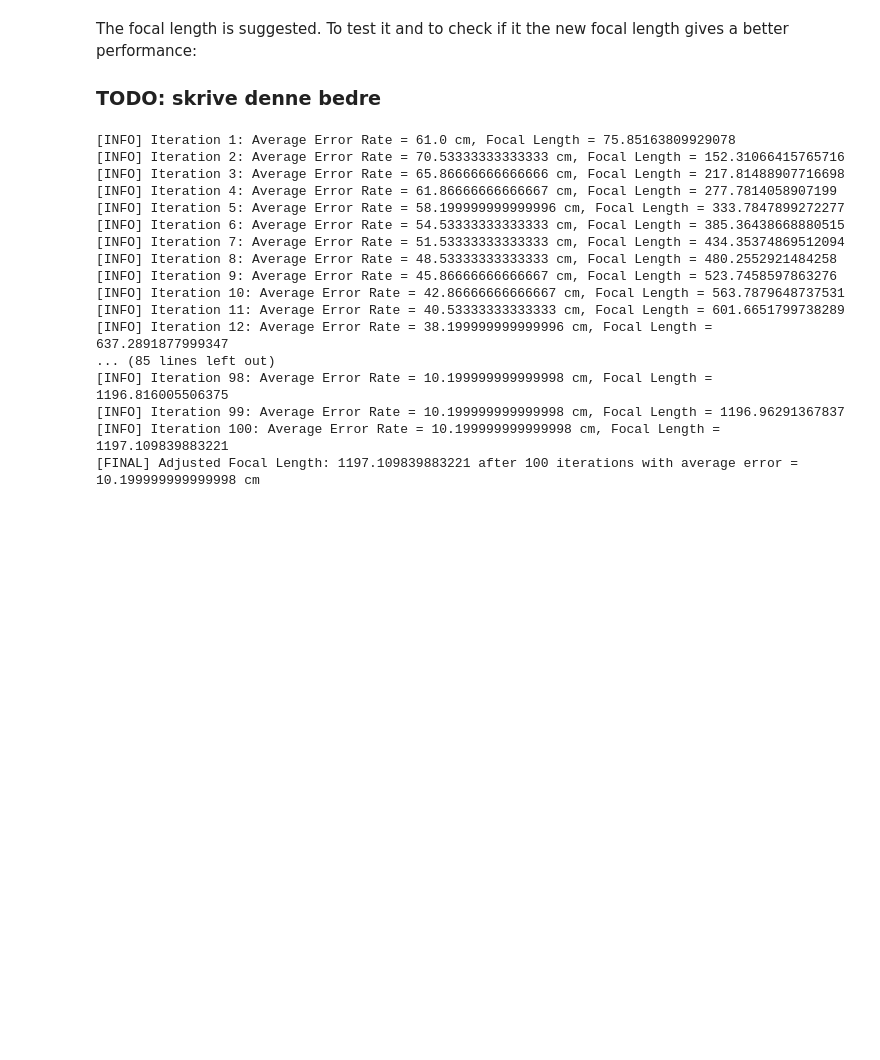
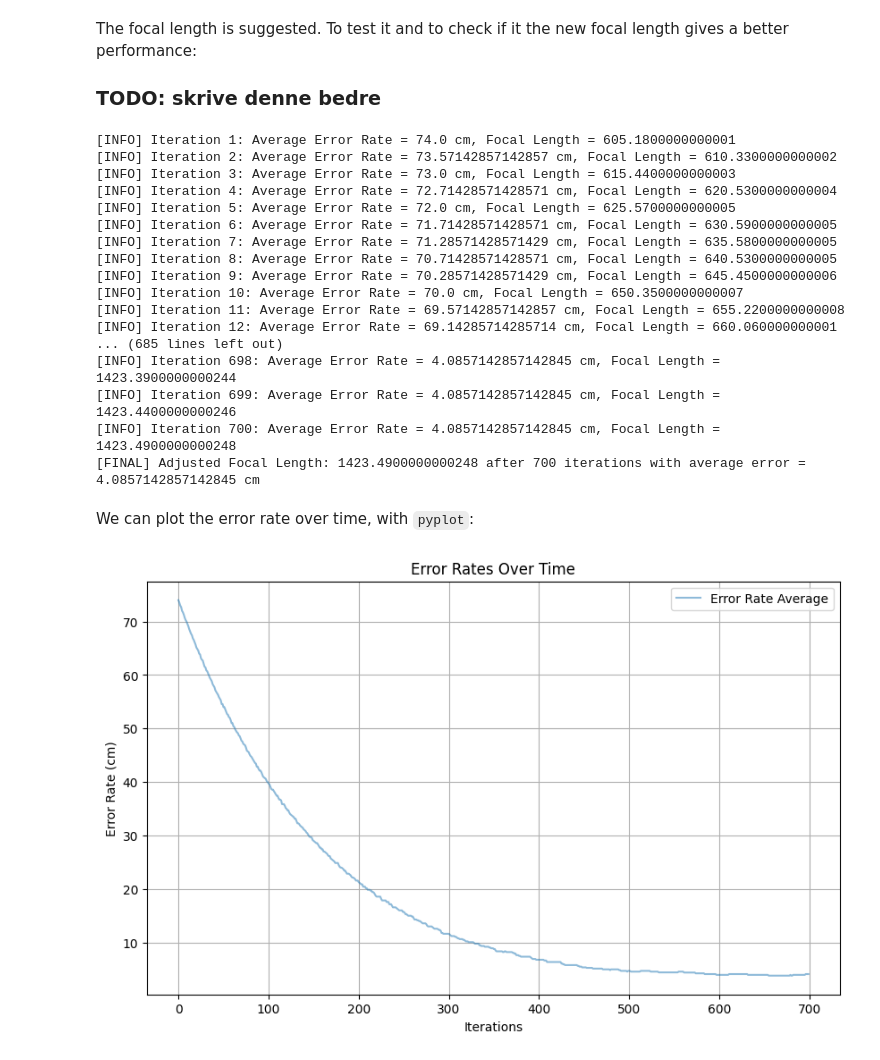
Before and after one commit to RIT-NTNU-Bachelor/case-study, a Jupyter notebook: distance_estimation.ipynb, the cells around one changed output. Saved outputs shown, nothing was run; the diff lists cells and outputs as text; code cells hidden in the pictures; blank space fills up the shorter version.

Commit message:
add: machine learning approach to estimate focal length!

```diff
--- a/distance_estimation.ipynb
+++ b/distance_estimation.ipynb
@@ -181,17 +223,22 @@ def to_cm(inches):
 
 def adjust_focal_length(detected_distance, actual_distance, current_focal_length, learning_rate=0.1):
     error = actual_distance - detected_distance
-    adjustment = learning_rate * error / detected_distance
-    new_focal_length = current_focal_length * (1 + adjustment)
+    adjustment = learning_rate * error  # Calculate the adjustment directly proportional to the error
+    new_focal_length = current_focal_length + adjustment  # Update the focal length by adding the adjustment
     return new_focal_length
 
+
 # Initial focal length
-focal_length = ground_truth_focal_length  # Set initial guess or a calibrated value
+focal_length = 600  # Set initial guess or a calibrated value
+
+
+# Collecting the error rate over time:
+errors = []
 
 # Parameters
-tolerance = 3.0  # Tolerance for the average error in cm
-learning_rate = 0.02  # Smaller learning rate for gradual adjustments
-max_iterations = 100  # Maximum number of iterations
+tolerance = 2.0  # Tolerance for the average error in cm
+learning_rate = 0.01  # Smaller learning rate for gradual adjustments
+max_iterations = 700  # Maximum number of iterations
 average_error = float('inf')  # Initialize average error to a large number
 iterations = 0
 
@@ -212,7 +259,8 @@ while average_error > tolerance and iterations < max_iterations:
         ground_truth_inches = int(filename.replace('inches.jpg', ''))
         ground_truth_cm = to_cm(ground_truth_inches)
 
-        face = detect_face_cvzone(current_image, CVZONE_DETECTOR_MAX_ONE, detect_multiple_faces=False)
+        # Using the map to mock the ground truth of the output
+        face = landmark_map[ground_truth_inches]
         if face is None:
             #print(f"Face was none: {file_path}")
             continue
@@ -227,6 +275,7 @@ while average_error > tolerance and iterations < max_iterations:
 
     if valid_images_count > 0:
         average_error = total_error / valid_images_count
+        errors.append(average_error)
         print(f"[INFO] Iteration {iterations}: Average Error Rate = {average_error} cm, Focal Length = {focal_length}")
     else:
         print("No valid images processed. Stopping the iterations.")
@@ -234,23 +283,37 @@ while average_error > tolerance and iterations < max_iterations:
 
 print(f"[FINAL] Adjusted Focal Length: {focal_length} after {iterations} iterations with average error = {average_error} cm")
 # %% [output]
-[INFO] Iteration 1: Average Error Rate = 61.0 cm, Focal Length = 75.85163809929078
-[INFO] Iteration 2: Average Error Rate = 70.53333333333333 cm, Focal Length = 152.31066415765716
-[INFO] Iteration 3: Average Error Rate = 65.86666666666666 cm, Focal Length = 217.81488907716698
-[INFO] Iteration 4: Average Error Rate = 61.86666666666667 cm, Focal Length = 277.7814058907199
-[INFO] Iteration 5: Average Error Rate = 58.199999999999996 cm, Focal Length = 333.7847899272277
-[INFO] Iteration 6: Average Error Rate = 54.53333333333333 cm, Focal Length = 385.36438668880515
-[INFO] Iteration 7: Average Error Rate = 51.53333333333333 cm, Focal Length = 434.35374869512094
-[INFO] Iteration 8: Average Error Rate = 48.53333333333333 cm, Focal Length = 480.2552921484258
-[INFO] Iteration 9: Average Error Rate = 45.86666666666667 cm, Focal Length = 523.7458597863276
-[INFO] Iteration 10: Average Error Rate = 42.86666666666667 cm, Focal Length = 563.7879648737531
-[INFO] Iteration 11: Average Error Rate = 40.53333333333333 cm, Focal Length = 601.6651799738289
-[INFO] Iteration 12: Average Error Rate = 38.199999999999996 cm, Focal Length = 637.2891877999347
-... (85 lines left out)
-[INFO] Iteration 98: Average Error Rate = 10.199999999999998 cm, Focal Length = 1196.816005506375
-[INFO] Iteration 99: Average Error Rate = 10.199999999999998 cm, Focal Length = 1196.96291367837
-[INFO] Iteration 100: Average Error Rate = 10.199999999999998 cm, Focal Length = 1197.109839883221
-[FINAL] Adjusted Focal Length: 1197.109839883221 after 100 iterations with average error = 10.199999999999998 cm
+[INFO] Iteration 1: Average Error Rate = 74.0 cm, Focal Length = 605.1800000000001
+[INFO] Iteration 2: Average Error Rate = 73.57142857142857 cm, Focal Length = 610.3300000000002
+[INFO] Iteration 3: Average Error Rate = 73.0 cm, Focal Length = 615.4400000000003
+[INFO] Iteration 4: Average Error Rate = 72.71428571428571 cm, Focal Length = 620.5300000000004
+[INFO] Iteration 5: Average Error Rate = 72.0 cm, Focal Length = 625.5700000000005
+[INFO] Iteration 6: Average Error Rate = 71.71428571428571 cm, Focal Length = 630.5900000000005
+[INFO] Iteration 7: Average Error Rate = 71.28571428571429 cm, Focal Length = 635.5800000000005
+[INFO] Iteration 8: Average Error Rate = 70.71428571428571 cm, Focal Length = 640.5300000000005
+[INFO] Iteration 9: Average Error Rate = 70.28571428571429 cm, Focal Length = 645.4500000000006
+[INFO] Iteration 10: Average Error Rate = 70.0 cm, Focal Length = 650.3500000000007
+[INFO] Iteration 11: Average Error Rate = 69.57142857142857 cm, Focal Length = 655.2200000000008
+[INFO] Iteration 12: Average Error Rate = 69.14285714285714 cm, Focal Length = 660.060000000001
+... (685 lines left out)
+[INFO] Iteration 698: Average Error Rate = 4.0857142857142845 cm, Focal Length = 1423.3900000000244
+[INFO] Iteration 699: Average Error Rate = 4.0857142857142845 cm, Focal Length = 1423.4400000000246
+[INFO] Iteration 700: Average Error Rate = 4.0857142857142845 cm, Focal Length = 1423.4900000000248
+[FINAL] Adjusted Focal Length: 1423.4900000000248 after 700 iterations with average error = 4.0857142857142845 cm
+# %% [markdown]
+We can plot the error rate over time, with `pyplot`:
+# %%
+# Plotting the original and smoothed data
+pyplot.figure(figsize=(10, 6))
+pyplot.plot(errors, label='Error Rate Average', alpha=0.5)  # Slightly transparent
+pyplot.title('Error Rates Over Time')
+pyplot.xlabel('Iterations')
+pyplot.ylabel('Error Rate (cm)')
+pyplot.legend()
+pyplot.grid(True)
+pyplot.show()
+# %% [output]
+[figure, added]
 # %%
 # Check the first image
 path_to_image = dataset_dir + "20inches.jpg"
```
Also changed, not shown: parts of 6 cells of this notebook.
